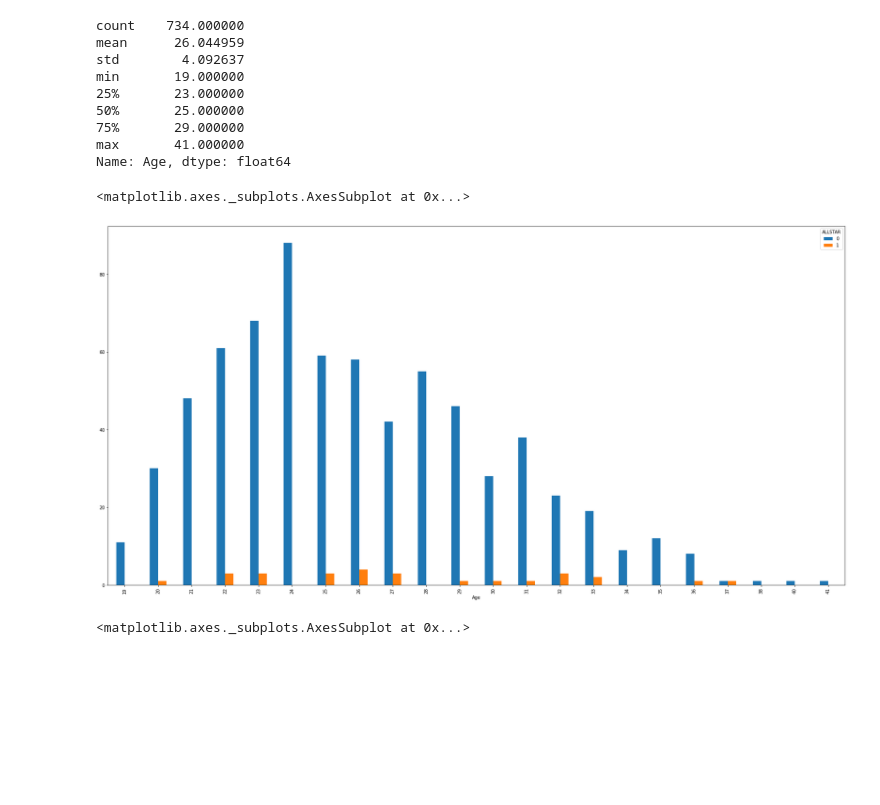
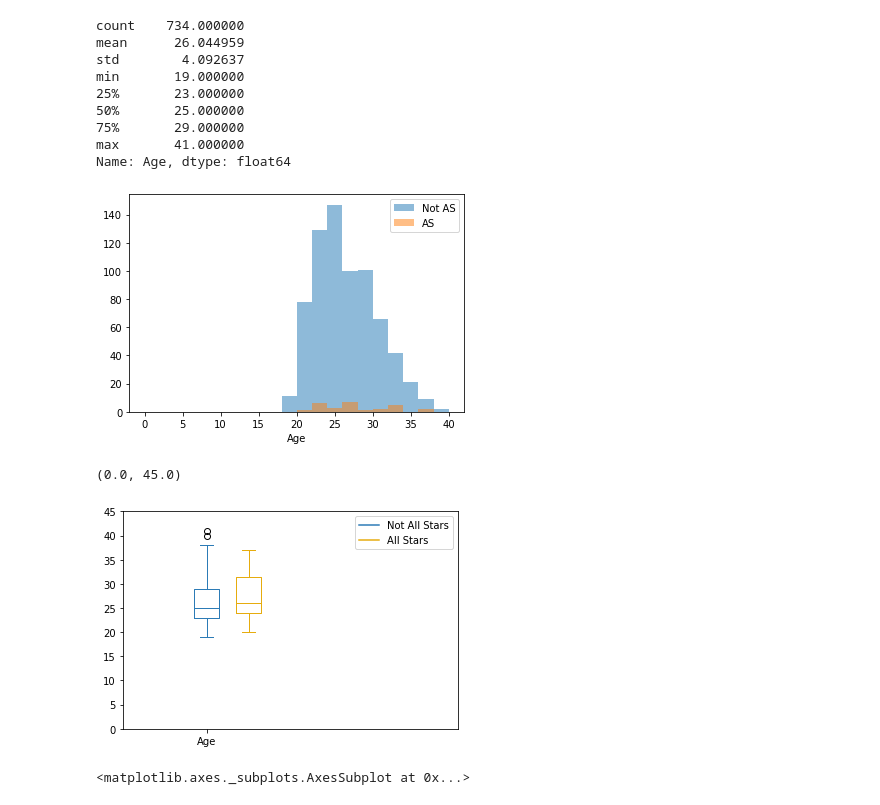
Before and after one commit to MennoCoehoorn/OZNAL, a Jupyter notebook: NBA.ipynb, the cells around one changed output. Drawn from its saved outputs; the diff is of its cells as text; code cells hidden in the pictures; blank space fills up the shorter version.

```diff
--- a/NBA.ipynb
+++ b/NBA.ipynb
@@ -195,12 +208,38 @@ min       19.000000
 75%       29.000000
 max       41.000000
 Name: Age, dtype: float64
-# %%
-grouped=df.groupby(['ALLSTAR', 'Age'] )['Age'].count().unstack('ALLSTAR')
-grouped.plot.bar(figsize=(30, 15))
-# %% [output]
-<matplotlib.axes._subplots.AxesSubplot at 0x...>
-[figure, removed]
+# %%
+bins = np.arange(0, 42, 2)
+
+plt.hist(not_AS['Age'], bins, alpha=0.5, label='Not AS')
+plt.hist(a_stars['Age'], bins, alpha=0.5, label='AS')
+plt.legend(loc='upper right')
+plt.xlabel('Age')
+plt.show()
+# %% [output]
+[figure, added]
+# %%
+plt.figure()
+
+ticks = ["Age"]
+
+bpna = plt.boxplot(not_AS['Age'], positions=[0],widths=0.6)
+bpas = plt.boxplot(a_stars['Age'], positions=[1],widths=0.6)
+
+set_box_color(bpna, '#2C7BB6')
+set_box_color(bpas, '#e6ac0e')
+
+plt.plot([], c='#2C7BB6', label='Not All Stars')
+plt.plot([], c='#e6ac0e', label='All Stars')
+
+plt.legend()
+
+plt.xticks(range(0, len(ticks) * 2, 2), ticks)
+plt.xlim(-2, 6)
+plt.ylim(0, 45)
+# %% [output]
+(0.0, 45.0)
+[figure, added]
 # %%
 plt.xticks(np.arange(18, 42, 1))
 plt.yticks(np.arange(0, 100, 10))
```
Also changed, not shown: parts of 33 cells of this notebook.
